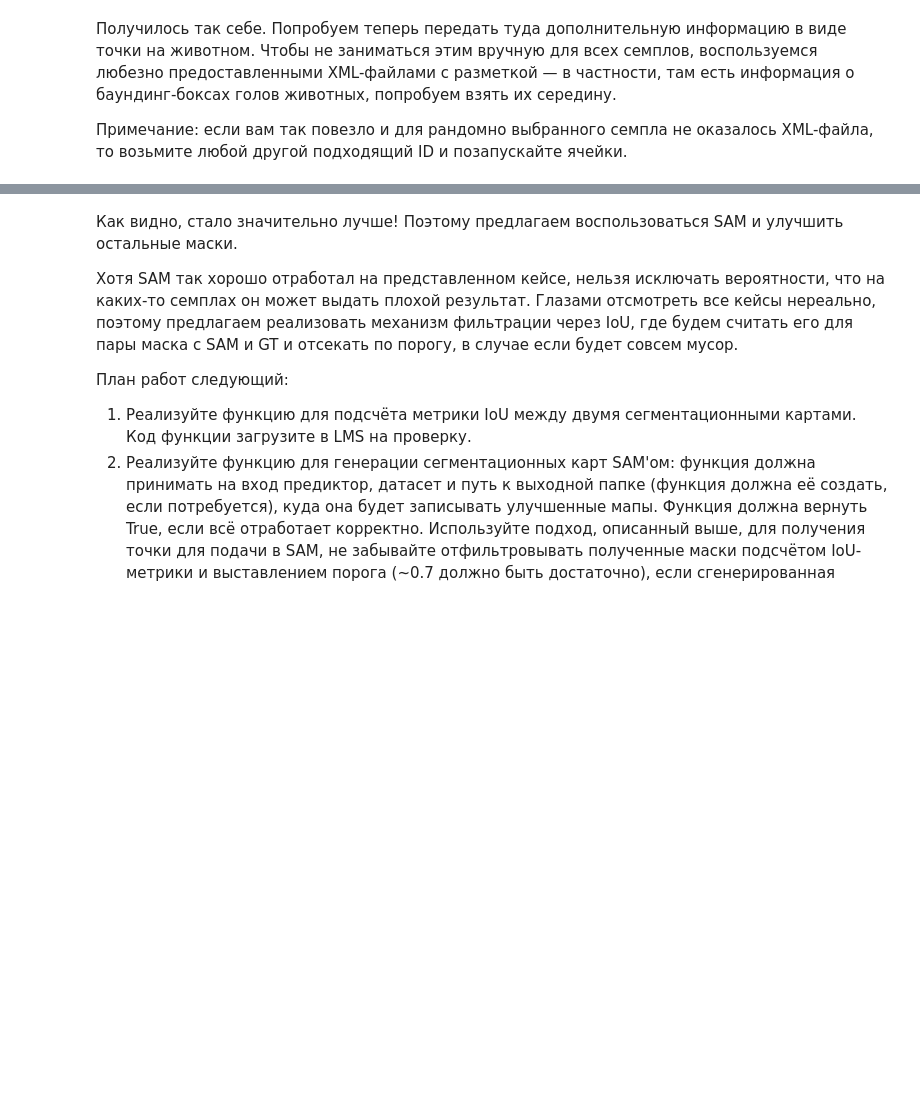
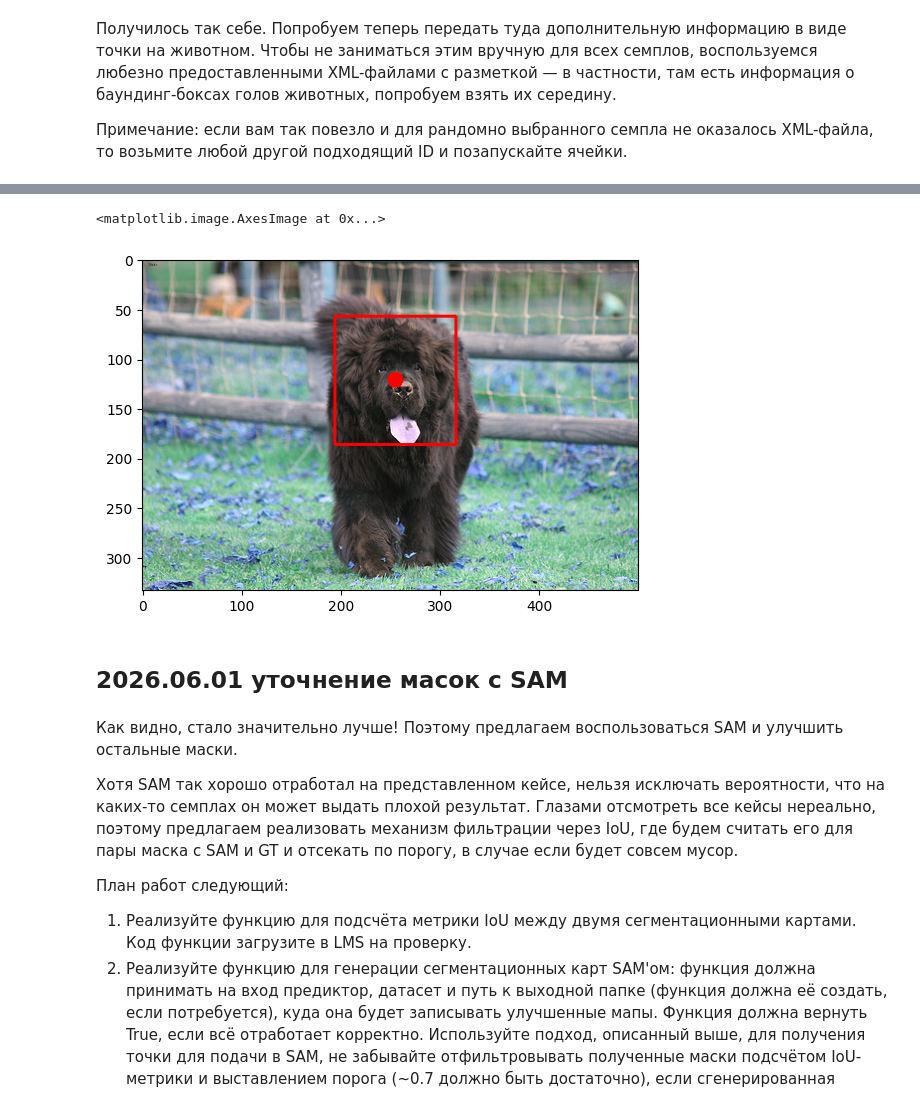
Before and after one commit to AndreyKurdyubov/Karpov.courses_DL, a Jupyter notebook: CV/Lesson_5/CV_hw5_student.ipynb, the cells around one changed output, grey strips where cells are left out. Cells and saved outputs as stored; diff of their text form; code cells hidden in the pictures; blank space fills up the shorter version.

```diff
--- a/CV/Lesson_5/CV_hw5_student.ipynb
+++ b/CV/Lesson_5/CV_hw5_student.ipynb
@@ -638,0 +644,19 @@ plot_images(np.stack([point_sam_mask[0][..., None] * images[0], (gt_masks[0][...
+# %%
+# Координаты прямоугольника (верхний левый и нижний правый углы)
+x1, y1 = bbox[0], bbox[1]    # верхний левый угол
+x2, y2 = bbox[2], bbox[3]  # нижний правый угол
+
+# Цвет в BGR (например, красный)
+color = (0, 0, 255)  # (B, G, R)
+
+# Толщина линии (отрицательное значение зальёт прямоугольник)
+thickness = 2
+rec_image = cv2.rectangle(images[0], (x1, y1), (x2, y2), color, thickness)
+cv2.circle(rec_image, mean_point, 8, color, -1)
+rec_image = cv2.cvtColor(rec_image, cv2.COLOR_BGR2RGB)
+plt.imshow(rec_image)
+# %% [output]
+<matplotlib.image.AxesImage at 0x...>
+[figure, added]
+# %% [markdown]
+## 2026.06.01 уточнение масок с SAM
```
Also changed, not shown: parts of 23 cells of this notebook.
